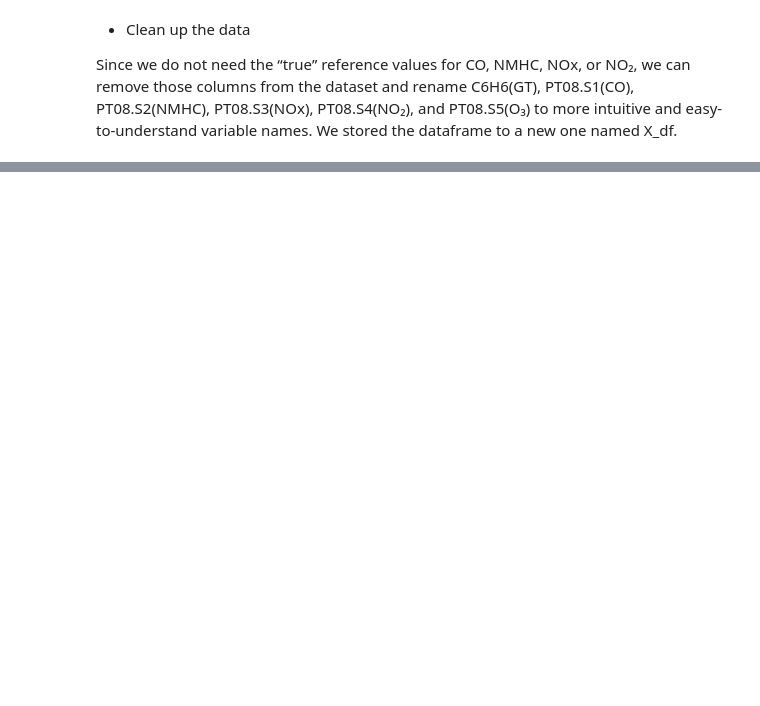
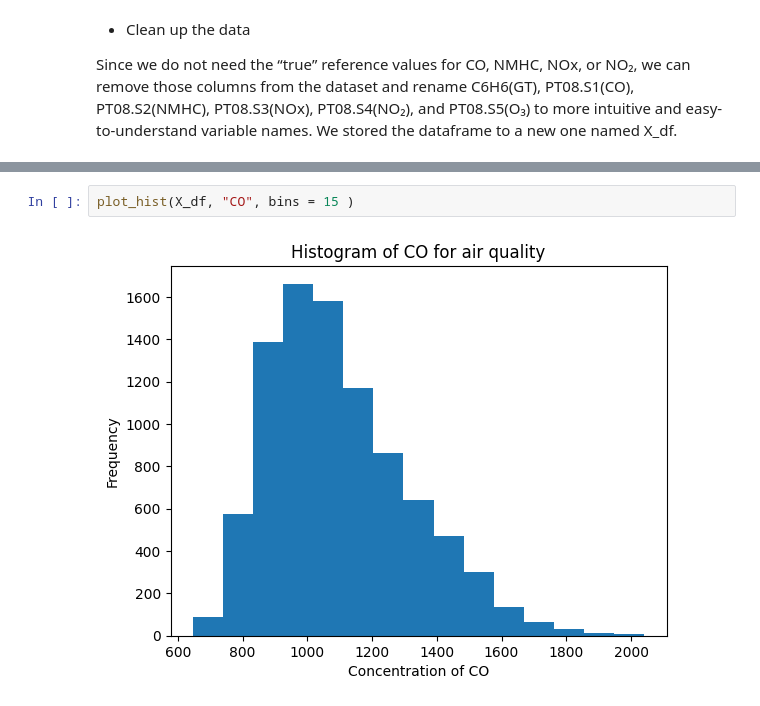
Before and after one commit to bingxiaochen/ST-554-Project1, a Jupyter notebook: Task2/Project1_Task2_Hui.ipynb, the cells around one changed output, grey strips where cells are left out. Cells and saved outputs as stored; diff of their text form; blank space fills up the shorter version.

```diff
--- a/Task2/Project1_Task2_Hui.ipynb
+++ b/Task2/Project1_Task2_Hui.ipynb
@@ -107,0 +144,4 @@ X_df.describe().round(4) # Get the summary table to understand the numberic varv
+# %%
+plot_hist(X_df, "CO", bins = 15 )
+# %% [output]
+[figure, added]
```
Also changed, not shown: parts of 15 cells of this notebook.
